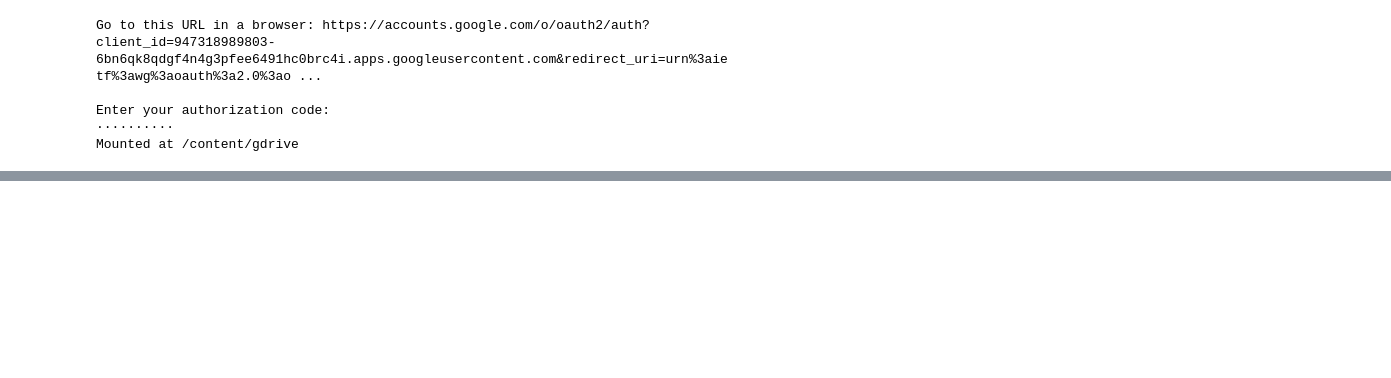
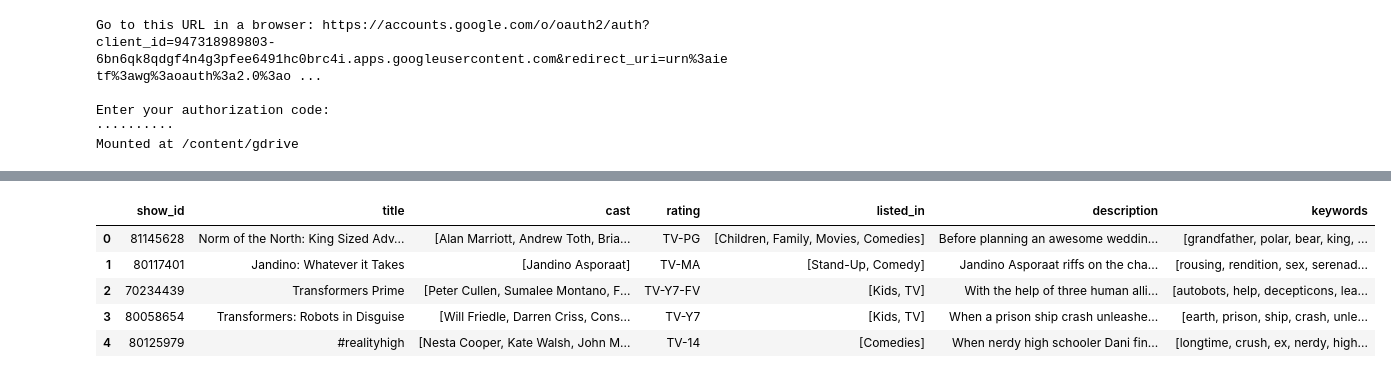
Before and after one commit to BIMA/bangkit-1, a Jupyter notebook: Assignment_05.ipynb, the cells around one changed output, grey strips where cells are left out. Cells and saved outputs as stored; diff of their text form; code cells hidden in the pictures; blank space fills up the shorter version.

```diff
--- a/Assignment_05.ipynb
+++ b/Assignment_05.ipynb
@@ -38,0 +47,2 @@ df = pd.read_csv(root_path + 'netflix')
+# %%
+df = df[['show_id', 'title', 'cast', 'rating', 'listed_in', 'description']]
@@ -38,0 +58,2 @@ df = pd.read_csv(root_path + 'netflix')
+# %%
+df.dropna(inplace=True)
@@ -38,0 +76,3 @@ df = pd.read_csv(root_path + 'netflix')
+# %%
+df.cast = df.cast.map(lambda x: x.split(', ')[:3])
+df.listed_in = df.listed_in.map(lambda x: re.findall("(\w+[^',\s]+)", x))
@@ -38,0 +88,29 @@ df = pd.read_csv(root_path + 'netflix')
+# %%
+# initializing the new column
+temp_list = []
+for index, row in df.iterrows():
+    plot = row['description']
+
+    # instantiating Rake, by default it uses english stopwords from NLTK
+    # and discards all puntuation characters as well
+    r = Rake()
+
+    # extracting the words by passing the text
+    r.extract_keywords_from_text(plot)
+
+    # getting the dictionary whith key words as keys and their scores as values
+    key_words_dict_scores = r.get_word_degrees()
+
+    # assigning the key words to the new column for the corresponding movie
+    temp_list.append(list(key_words_dict_scores.keys()))
+
+df['keywords'] = temp_list
+# %%
+df.head()
+# %% [output]
+|  | show_id | title | cast | rating | listed_in | description | keywords |
+| 0 | 81145628 | Norm of the North: King Sized Adv... | [Alan Marriott, Andrew Toth, Bria... | TV-PG | [Children, Family, Movies, Comedies] | Before planning an awesome weddin... | [grandfather, polar, bear, king, ... |
+| 1 | 80117401 | Jandino: Whatever it Takes | [Jandino Asporaat] | TV-MA | [Stand-Up, Comedy] | Jandino Asporaat riffs on the cha... | [rousing, rendition, sex, serenad... |
+| 2 | 70234439 | Transformers Prime | [Peter Cullen, Sumalee Montano, F... | TV-Y7-FV | [Kids, TV] | With the help of three human alli... | [autobots, help, decepticons, lea... |
+| 3 | 80058654 | Transformers: Robots in Disguise | [Will Friedle, Darren Criss, Cons... | TV-Y7 | [Kids, TV] | When a prison ship crash unleashe... | [earth, prison, ship, crash, unle... |
+| 4 | 80125979 | #realityhigh | [Nesta Cooper, Kate Walsh, John M... | TV-14 | [Comedies] | When nerdy high schooler Dani fin... | [longtime, crush, ex, nerdy, high... |
```
Also changed, not shown: parts of 33 cells of this notebook.
